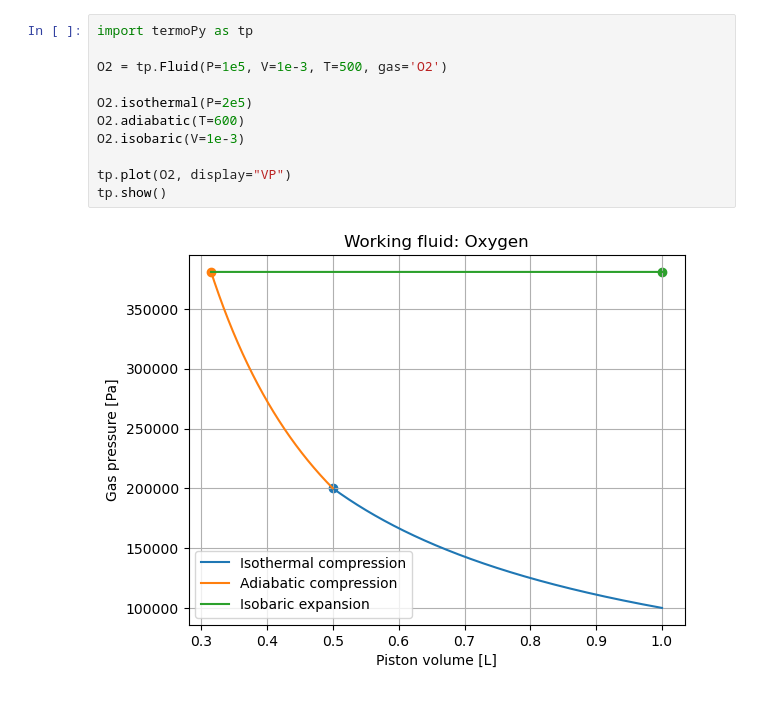
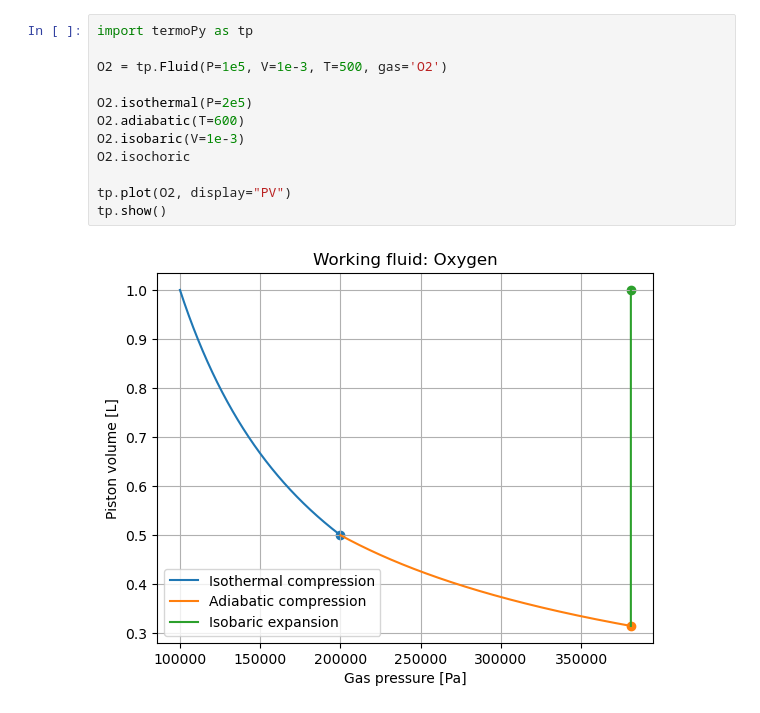
Before and after one commit to Tycho887/TermoPy, a Jupyter notebook: presentation.ipynb, the cells around one changed output. Saved outputs shown, nothing was run; the diff lists cells and outputs as text.

```diff
--- a/presentation.ipynb
+++ b/presentation.ipynb
@@ -1,13 +111,14 @@
 # %%
 import termoPy as tp
 
 O2 = tp.Fluid(P=1e5, V=1e-3, T=500, gas='O2')
 
 O2.isothermal(P=2e5)
 O2.adiabatic(T=600)
 O2.isobaric(V=1e-3)
+O2.isochoric
 
-tp.plot(O2, display="VP")
+tp.plot(O2, display="PV")
 tp.show()
 # %% [output]
-[figure, old version]
+[figure, new version]
```
Also changed, not shown: parts of 6 cells of this notebook.
